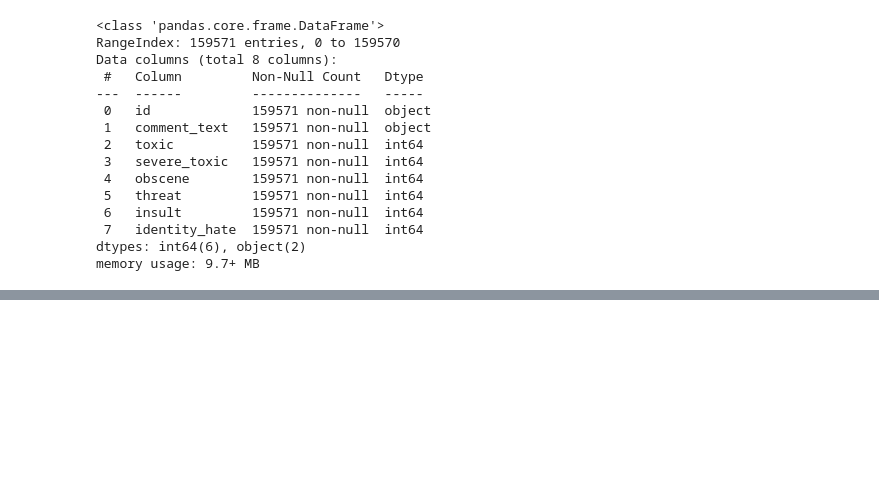
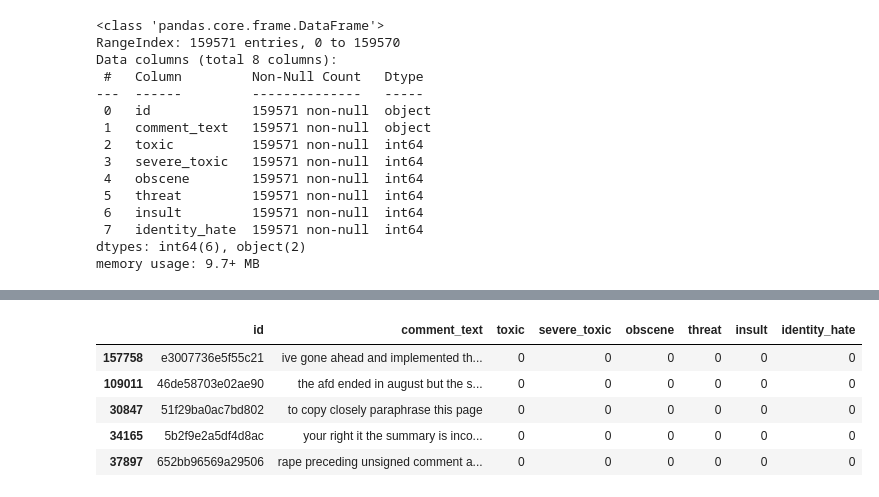
Before and after one commit to RahulKG7/Springboard_for_rahul, a Jupyter notebook: Capstone_2/Project2.ipynb, the cells around one changed output, grey strips where cells are left out. Saved outputs shown, nothing was run; the diff lists cells and outputs as text; code cells hidden in the pictures; blank space fills up the shorter version.

```diff
--- a/Capstone_2/Project2.ipynb
+++ b/Capstone_2/Project2.ipynb
@@ -66,0 +136,36 @@ Name: identity_hate, dtype: int64
+# %%
+def cleanHtml(sentence):
+    cleanr = re.compile('<.*?>')
+    cleantext = re.sub(cleanr, ' ', str(sentence))
+    return cleantext
+
+
+def cleanPunc(sentence): #function to clean the word of any punctuation or special characters
+    cleaned = re.sub(r'[?|!|\'|"|#]',r'',sentence)
+    cleaned = re.sub(r'[.|,|)|(|\|/]',r' ',cleaned)
+    cleaned = cleaned.strip()
+    cleaned = cleaned.replace("\n"," ")
+    return cleaned
+
+
+def keepAlpha(sentence):
+    alpha_sent = ""
+    for word in sentence.split():
+        alpha_word = re.sub('[^a-z A-Z]+', ' ', word)
+        alpha_sent += alpha_word
+        alpha_sent += " "
+    alpha_sent = alpha_sent.strip()
+    return alpha_sent
+# %%
+data['comment_text'] = data['comment_text'].str.lower()
+data['comment_text'] = data['comment_text'].apply(cleanHtml)
+data['comment_text'] = data['comment_text'].apply(cleanPunc)
+data['comment_text'] = data['comment_text'].apply(keepAlpha)
+data.head()
+# %% [output]
+|  | id | comment_text | toxic | severe_toxic | obscene | threat | insult | identity_hate |
+| 157758 | e3007736e5f55c21 | ive gone ahead and implemented th... | 0 | 0 | 0 | 0 | 0 | 0 |
+| 109011 | 46de58703e02ae90 | the afd ended in august but the s... | 0 | 0 | 0 | 0 | 0 | 0 |
+| 30847 | 51f29ba0ac7bd802 | to copy closely paraphrase this page | 0 | 0 | 0 | 0 | 0 | 0 |
+| 34165 | 5b2f9e2a5df4d8ac | your right it the summary is inco... | 0 | 0 | 0 | 0 | 0 | 0 |
+| 37897 | 652bb96569a29506 | rape preceding unsigned comment a... | 0 | 0 | 0 | 0 | 0 | 0 |
```
Also changed, not shown: parts of 25 cells of this notebook.
